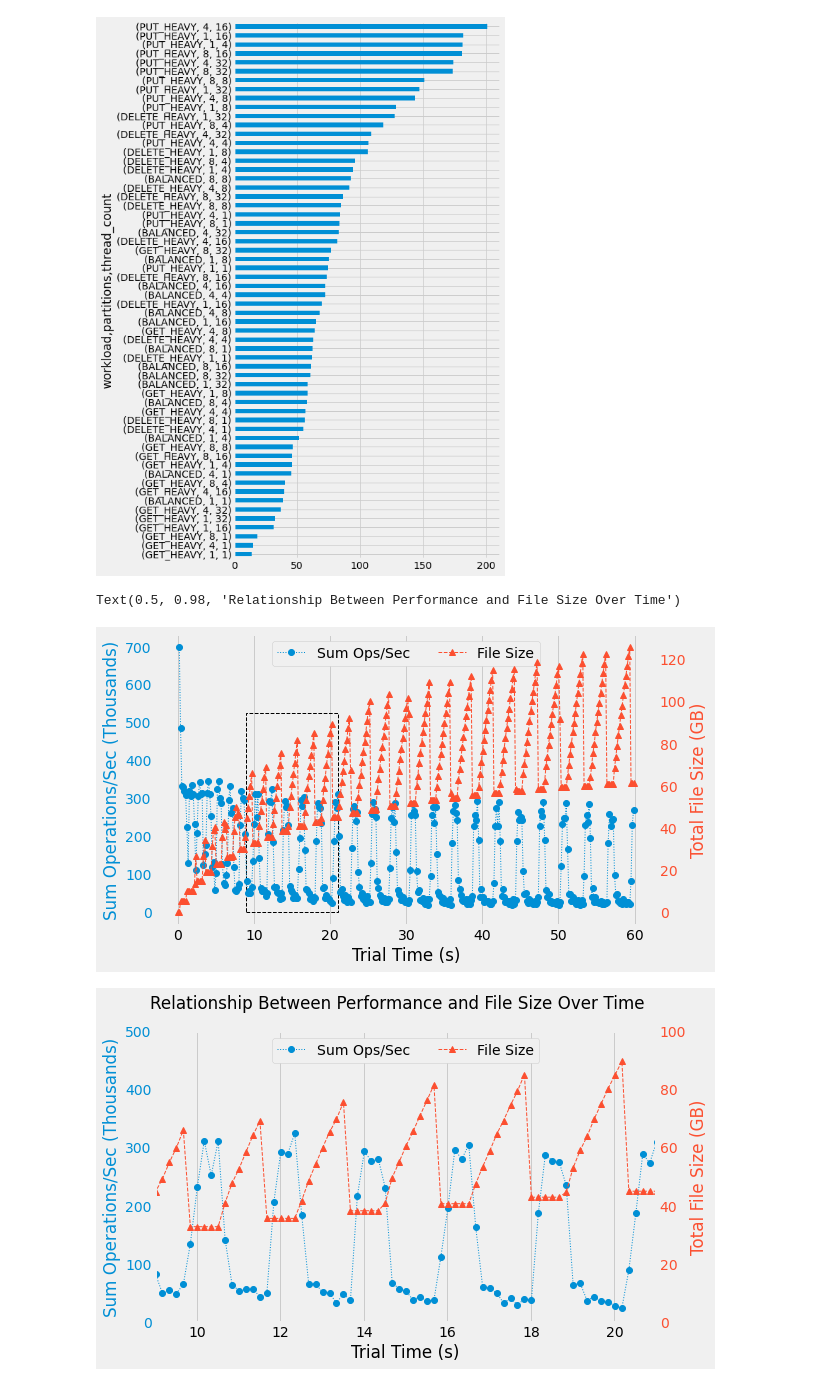
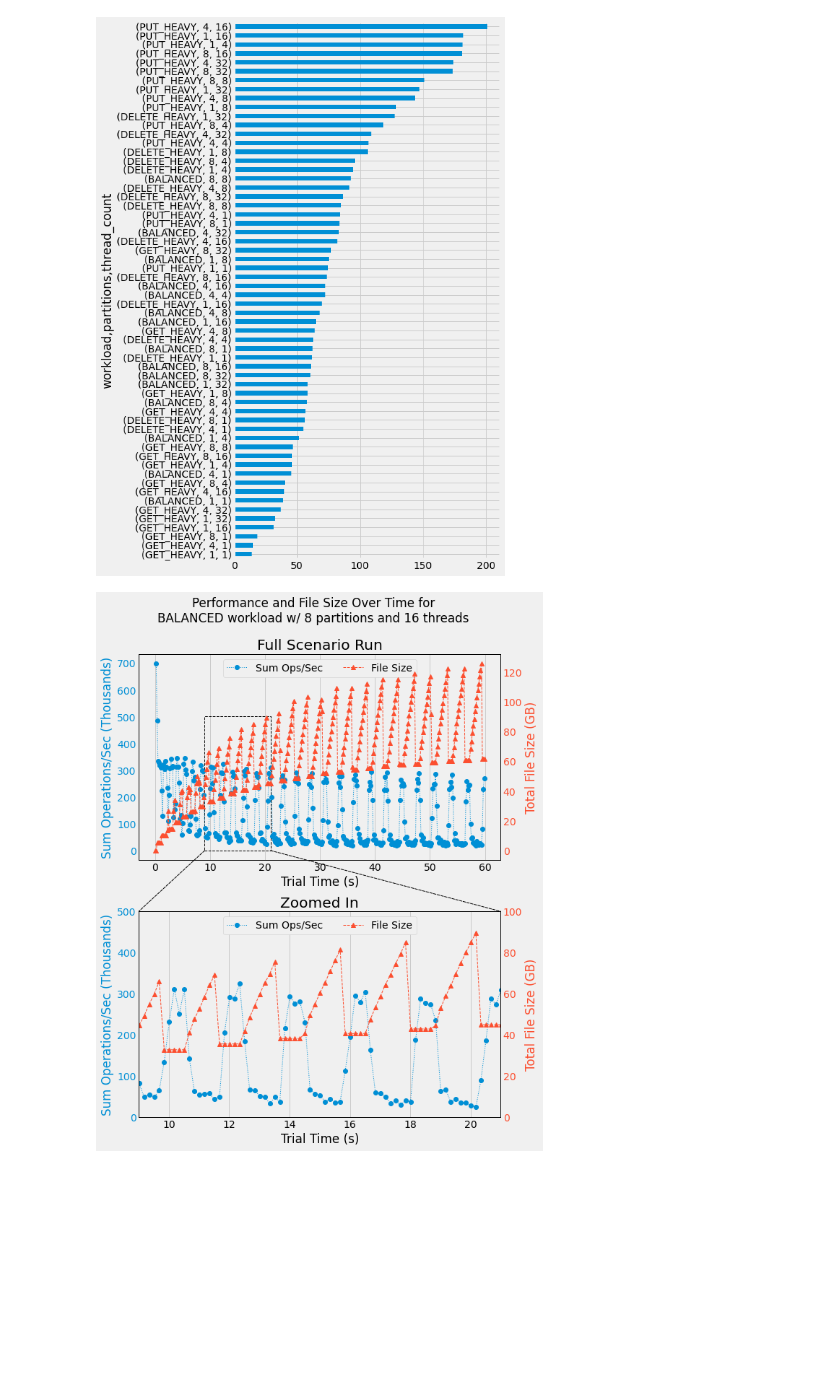
Before and after one commit to DBFromZero/dbf0analysis, a Jupyter notebook: xplr_lsm_part.ipynb, the cells around one changed output. Drawn from its saved outputs; the diff is of its cells as text; code cells hidden in the pictures; blank space fills up the shorter version.

Commit message:
iterated on partitioned lsm analysis

```diff
--- a/xplr_lsm_part.ipynb
+++ b/xplr_lsm_part.ipynb
@@ -234,55 +234,71 @@ x['final_file_size'].iloc[::-1].plot.barh(figsize=(6,13))
 import matplotlib.patches as patches
 
 
-x = grouped_results
-x = x[x['workload'] == 'BALANCED']
-x = x[x['partitions'] == 8]
-x = x[x['thread_count'] == 16]
-assert len(x) == 1
-x = x.iloc[0]['results']
+r = grouped_results
+r = r[r['workload'] == 'BALANCED']
+r = r[r['partitions'] == 8]
+r = r[r['thread_count'] == 16]
+assert len(r) == 1
+r = r.iloc[0]
+x = r['results']
 x = x.copy()
 
 t = x['t'] / 60
 ops_sec = (x[['put', 'get', 'delete']].sum(axis=1).iloc[1::].reset_index(drop=True) /
             diff(x['t']))
 ops_sec /= 1000
 
 #plt.figure(figsize=(8,5))
 #plt.plot(t[1::], ops_sec)
 #plt.xlabel('Trial Time (s)')
 #plt.ylabel('Sum Operations/Sec (Thousands)')
 #plt.axvline(9, color='k', lw=1, ls='--')
 #plt.axvline(21, color='k', lw=1, ls='--')
 
-def plot_ops_size():
-    fig, ax1 = plt.subplots(figsize=(8,5))
+
+
+def plot_ops_size(index):
+    ax1 = fig.add_subplot(2, 1, index)
     ax2 = ax1.twinx()
 
     l1, = ax1.plot(t[1::], ops_sec, color=colors[0], label='Sum Ops/Sec', marker='o', lw=1, ls=':')
     l2, = ax2.plot(t, x['file_size'] / 1e9, color=colors[1], label='File Size', marker='^', lw=1, ls='--')
 
     ax1.grid(False, axis='y')
     ax2.grid(False, axis='y')
     ax1.legend([l1, l2], [l1.get_label(), l2.get_label()],
                loc='upper center', ncol=2, framealpha=1)
     ax1.set_ylabel('Sum Operations/Sec (Thousands)', color=colors[0])
     ax1.tick_params(axis='y', colors=colors[0])
     ax2.set_ylabel('Total File Size (GB)', color=colors[1])
     ax2.tick_params(axis='y', colors=colors[1])
     ax1.set_xlabel('Trial Time (s)')
-    return fig, ax1, ax2
+    return ax1, ax2
 
-fig, ax1, ax2 = plot_ops_size()
-rect = patches.Rectangle((9,0),12,525, linewidth=1, edgecolor='k', facecolor='none', ls='--')
-ax1.add_patch(rect)
+with plt.rc_context({'axes.edgecolor':'k', 'axes.linewidth':1}):
+    fig = plt.figure(figsize=(8,11))
+    fig.subplots_adjust(hspace=0.25)
 
-fig, ax1, ax2 = plot_ops_size()
+    ax1f, ax2f = plot_ops_size(1)
+    rect = patches.Rectangle((9,0),12,500, linewidth=1, edgecolor='k', facecolor='none', ls='--')
+    ax1f.add_patch(rect)
+    ax1f.set_title('Full Scenario Run')
 
-ax1.set_xlim(9, 21)
-ax1.set_ylim(0, 500)
-ax2.set_ylim(0, 100)
-fig.suptitle('Relationship Between Performance and File Size Over Time', y=0.98)
+    ax1z, ax2z = plot_ops_size(2)
+    ax1z.set_title('Zoomed In')
+
+
+    for a,b in [[(9,0), (9, 500)], [(21,0), (21, 500)]]:
+        conn = patches.Cocon = patches.ConnectionPatch(xyA=a, xyB=b, coordsA="data", coordsB="data",
+                                                       axesA=ax1f, axesB=ax1z, color='k', lw=1, ls='--')
+        ax1f.add_artist(conn)
+
+    ax1z.set_xlim(9, 21)
+    ax1z.set_ylim(0, 500)
+    ax2z.set_ylim(0, 100)
+
+    fig.suptitle('Performance and File Size Over Time for\n' +
+                 f'{r["workload"]} workload w/ {r["partitions"]} partitions and {r["thread_count"]} threads'
+                 , y=0.98)
 # %% [output]
-Text(0.5, 0.98, 'Relationship Between Performance and File Size Over Time')
-[figure, old version]
+[figure, new version]
-[figure, removed]
```
Also changed, not shown: parts of 1 cell of this notebook.
